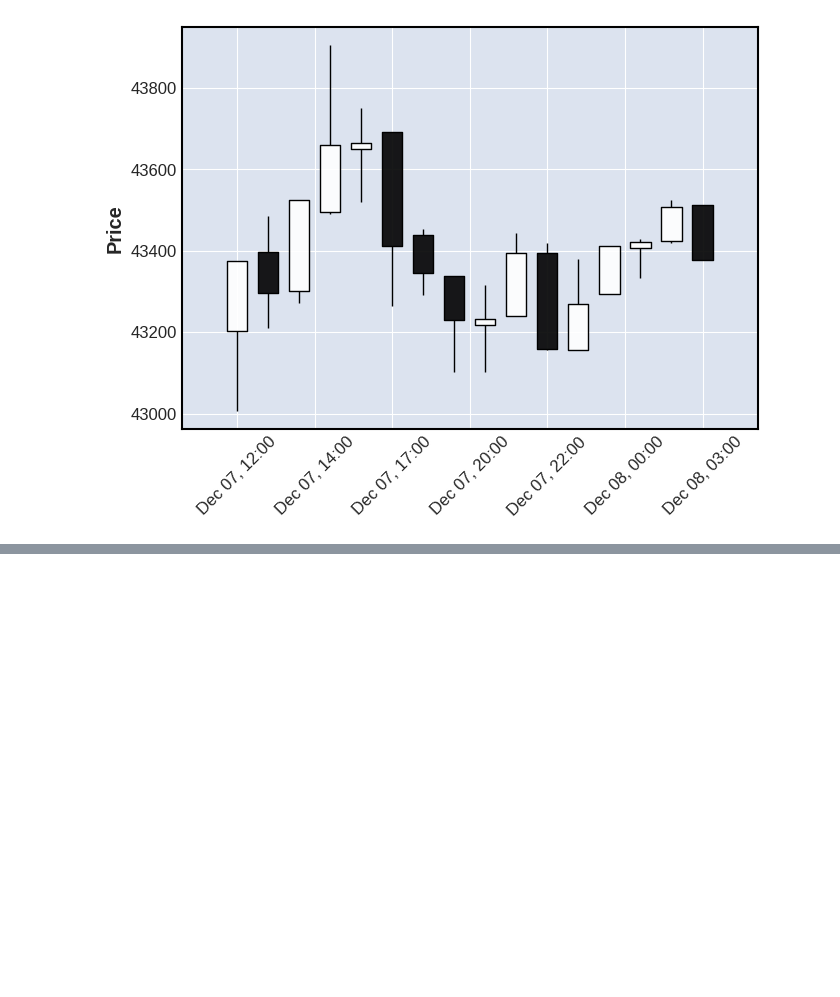
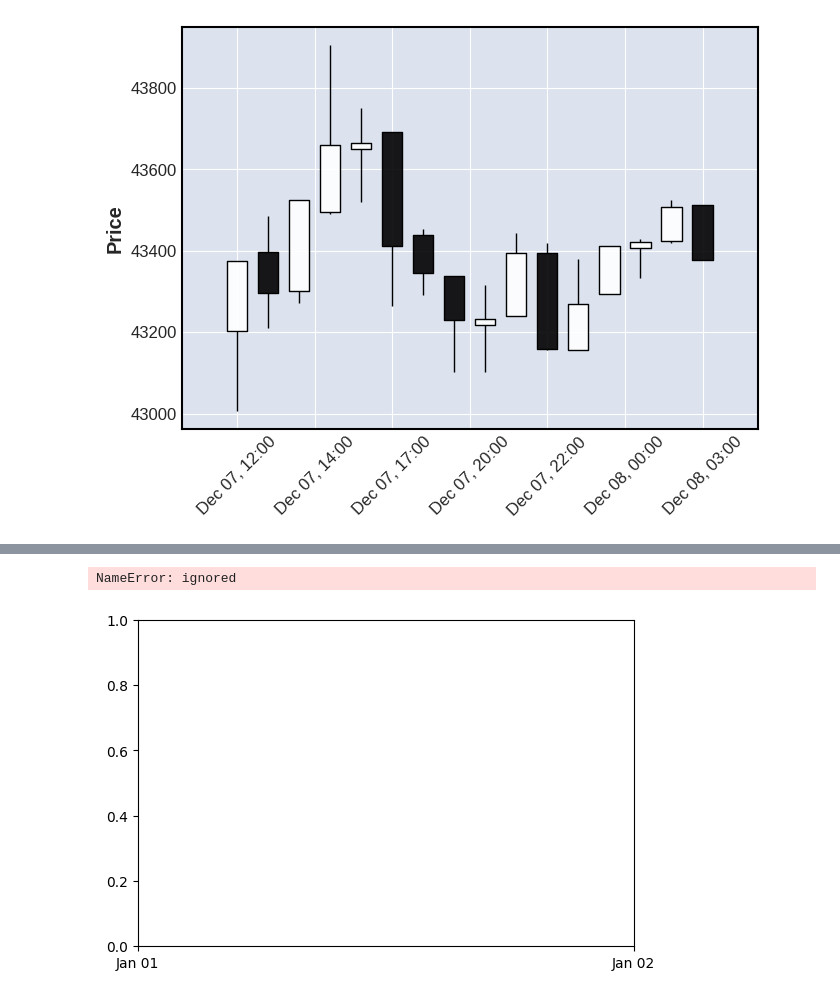
Before and after one commit to Ravindra1972/Anaytics-in-finance-using-Python, a Jupyter notebook: Technical_Analysis.ipynb, the cells around one changed output, grey strips where cells are left out. Drawn from its saved outputs; the diff is of its cells as text; code cells hidden in the pictures; blank space fills up the shorter version.

```diff
--- a/Technical_Analysis.ipynb
+++ b/Technical_Analysis.ipynb
@@ -455,3 +455,10 @@ df[df["CDLEVENINGSTAR"]  == -100].head()
 mpf.plot(df["2023-12-07 12:00:00":"2023-12-08 03:00:00"], type="candle")
 # %% [output]
 [figure]
+# %%
+import pandas as pd
+import talib
+df = pd.read_csv('https://www.alphavantage.co/query?function=TIME_SERIES_DAILY&symbol=MSFT&apikey=demo&datatype=csv',
+           index_col=0,
+           parse_dates=True,
+           infer_datetime_format=True)
@@ -457,0 +548,6 @@ mpf.plot(df["2023-12-07 12:00:00":"2023-12-08 03:00:00"], type="candle")
+# %%
+open = df['open'].values
+high = df['high'].values
+low = df['low'].values
+close = df['close'].values
+result = talib.CDLHAMMER(open,high,low,close)
@@ -457,0 +565,7 @@ mpf.plot(df["2023-12-07 12:00:00":"2023-12-08 03:00:00"], type="candle")
+# %%
+hammer_days = np.where(result != 0)[0]
+for i in hammer_days :
+  plot_pattern(df,'Hammer day '+str(i),'Hammer',i)
+# %% [output]
+NameError: ignored
+[figure, added]
```
Also changed, not shown: parts of 7 cells of this notebook.
